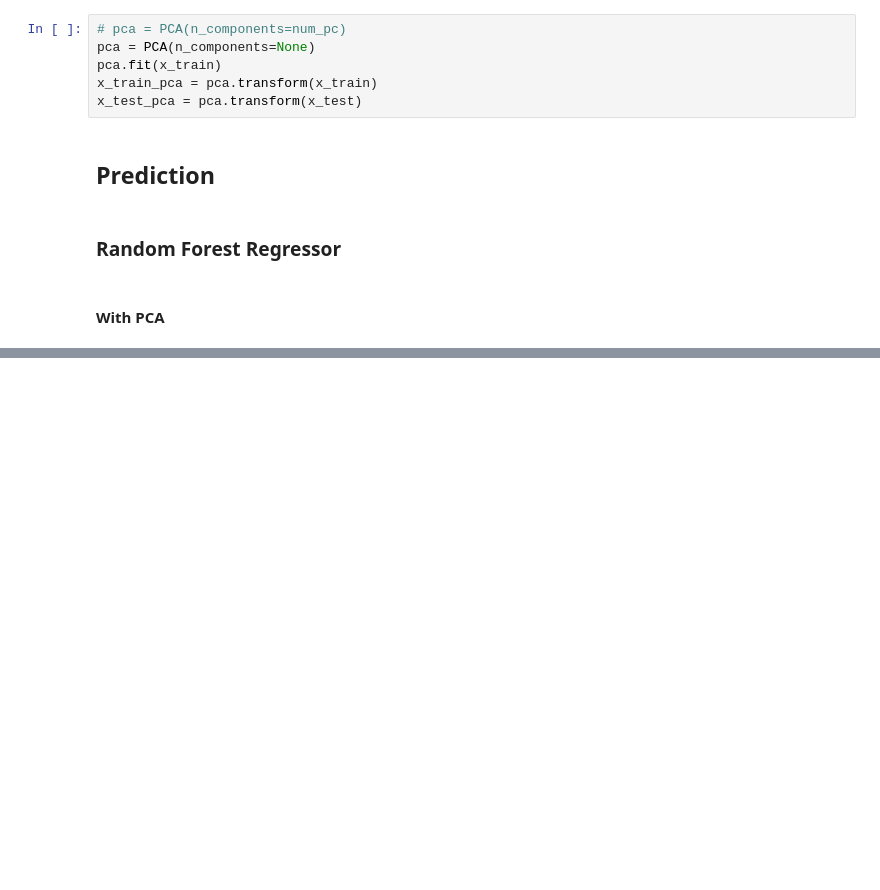
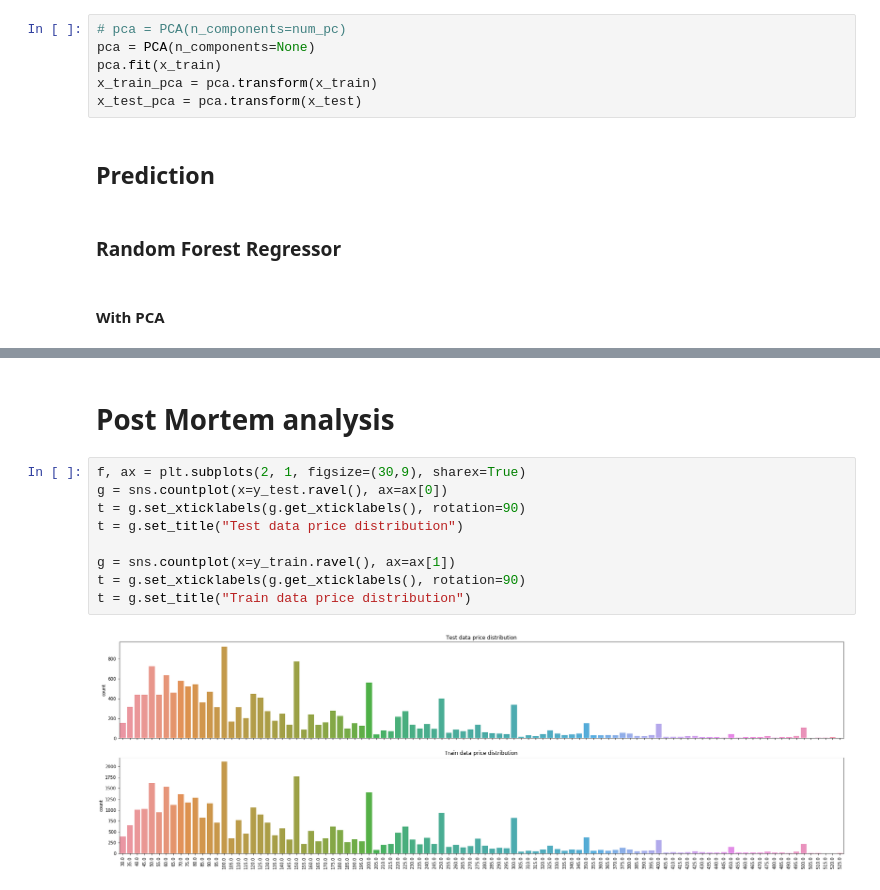
Before and after one commit to principal-miners/listings, a Jupyter notebook: ssh/Modeling_SMOTE_full.ipynb, the cells around one changed output, grey strips where cells are left out. Cells and saved outputs as stored; diff of their text form; blank space fills up the shorter version.

```diff
--- a/ssh/Modeling_SMOTE_full.ipynb
+++ b/ssh/Modeling_SMOTE_full.ipynb
@@ -249,0 +222,13 @@ t = g.set_title("Normal")
+# %% [markdown]
+# Post Mortem analysis
+# %%
+f, ax = plt.subplots(2, 1, figsize=(30,9), sharex=True)
+g = sns.countplot(x=y_test.ravel(), ax=ax[0])
+t = g.set_xticklabels(g.get_xticklabels(), rotation=90)
+t = g.set_title("Test data price distribution")
+
+g = sns.countplot(x=y_train.ravel(), ax=ax[1])
+t = g.set_xticklabels(g.get_xticklabels(), rotation=90)
+t = g.set_title("Train data price distribution")
+# %% [output]
+[figure, added]
```
Also changed, not shown: parts of 6 cells of this notebook, 1 other file.
